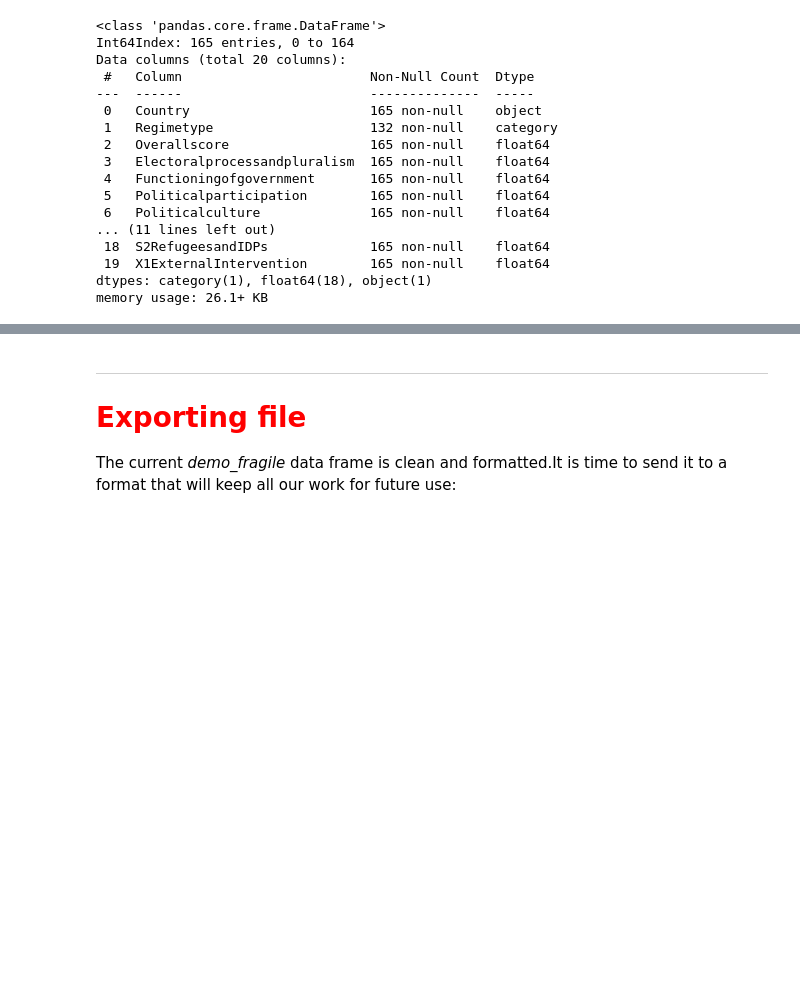
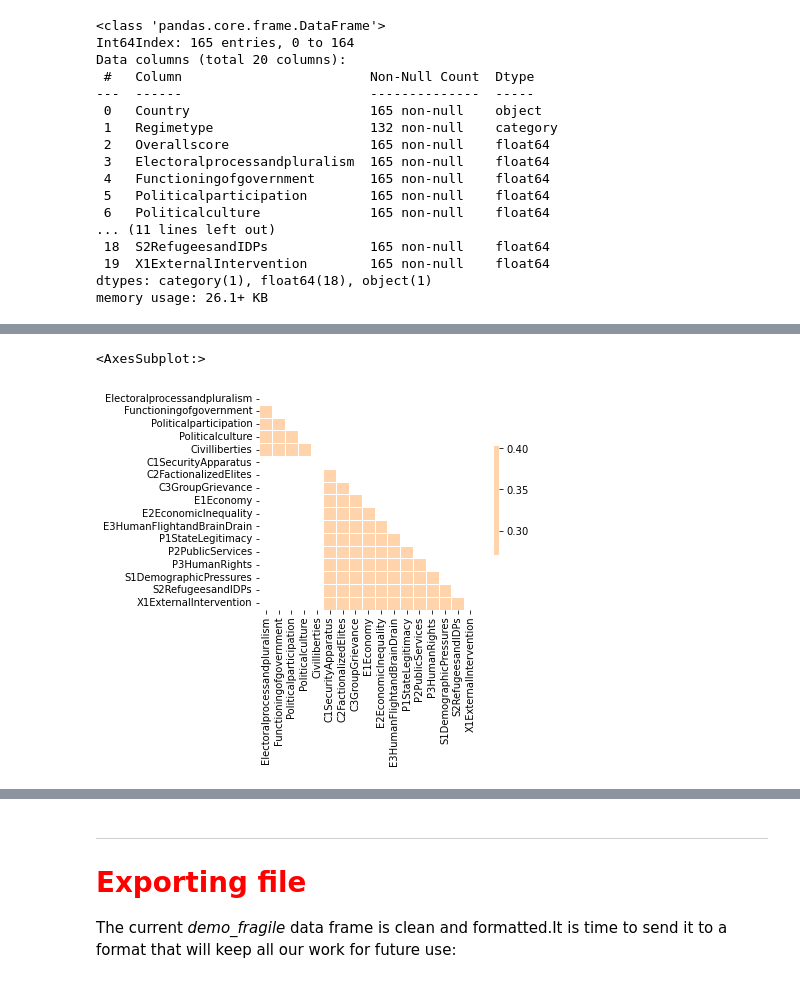
Before and after one commit to EvansDataScience/CTforGA_integrating, a Jupyter notebook: Integrating_and_Reshaping.ipynb, the cells around one changed output, grey strips where cells are left out. Saved outputs shown, nothing was run; the diff lists cells and outputs as text; code cells hidden in the pictures; blank space fills up the shorter version.

```diff
--- a/Integrating_and_Reshaping.ipynb
+++ b/Integrating_and_Reshaping.ipynb
@@ -512,0 +553,3 @@ memory usage: 26.1+ KB
+# %%
+fragile_Asc=fragile.apply(lambda x:10-x)
+fragile_Asc
@@ -512,0 +570,9 @@ memory usage: 26.1+ KB
+# %%
+corrDemoFragAsc = pd.concat([demo,fragile_Asc]).corr()
+maskDemoFragAsc = np.triu(np.ones_like(corrDemoFragAsc, dtype=bool))
+
+sns.heatmap(corrDemoFragAsc, mask=maskDemoFragAsc, vmax=.3, center=0,
+            square=True, linewidths=.5, cbar_kws={"shrink": .5})
+# %% [output]
+<AxesSubplot:>
+[figure, added]
```
Also changed, not shown: parts of 9 cells of this notebook, 2 other files.
